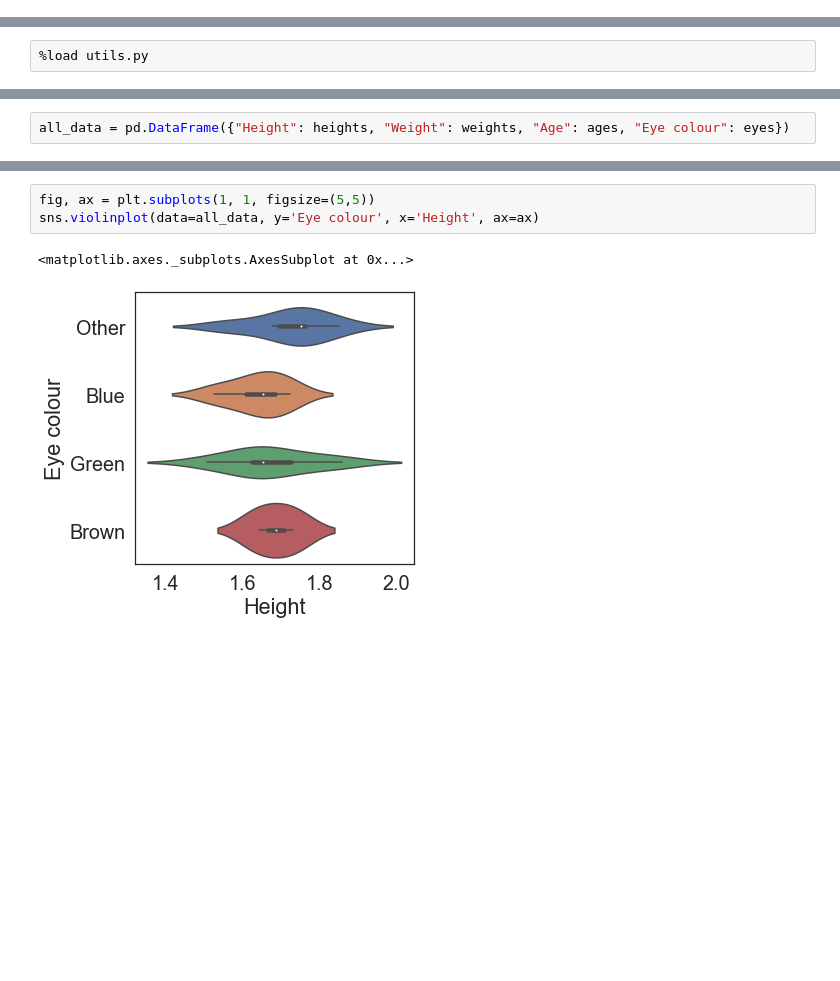
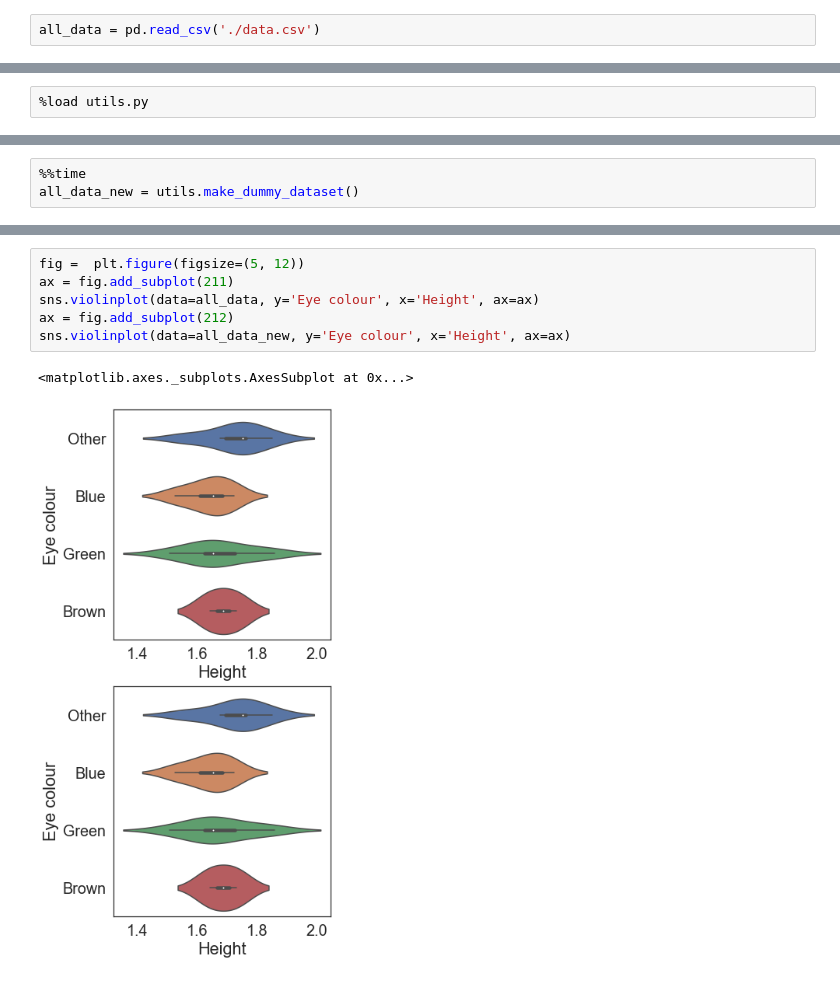
Before and after one commit to ISMB-ECCB-2019-Tutorial-AM4/reproducible-computational-workflows, a Jupyter notebook: 3-jupyter/jupyter-intro.ipynb, the cells around one changed output, grey strips where cells are left out. Cells and saved outputs as stored; diff of their text form; blank space fills up the shorter version.

```diff
--- a/3-jupyter/jupyter-intro.ipynb
+++ b/3-jupyter/jupyter-intro.ipynb
@@ -19,0 +24,2 @@ sns.set(context='notebook', style='white', font_scale=1.8)
+# %%
+all_data = pd.read_csv('./data.csv')
@@ -88,2 +89,0 @@ Let's convert our data into a dataframe using Pandas. Jupyter renders dataframes
-# %%
-all_data = pd.DataFrame({"Height": heights, "Weight": weights, "Age": ages, "Eye colour": eyes})
@@ -108,0 +90,3 @@ Let's now look at another plot, combining two of the features, eye colour and he
+# %%
+%%time
+all_data_new = utils.make_dummy_dataset()
@@ -109,6 +95,9 @@ Let's now look at another plot, combining two of the features, eye colour and he
 # %%
-fig, ax = plt.subplots(1, 1, figsize=(5,5))
+fig =  plt.figure(figsize=(5, 12))
+ax = fig.add_subplot(211)
 sns.violinplot(data=all_data, y='Eye colour', x='Height', ax=ax)
+ax = fig.add_subplot(212)
+sns.violinplot(data=all_data_new, y='Eye colour', x='Height', ax=ax)
 # %% [output]
 <matplotlib.axes._subplots.AxesSubplot at 0x...>
-[figure, old version]
+[figure, new version]
```
Also changed, not shown: parts of 25 cells of this notebook, 2 other files.
